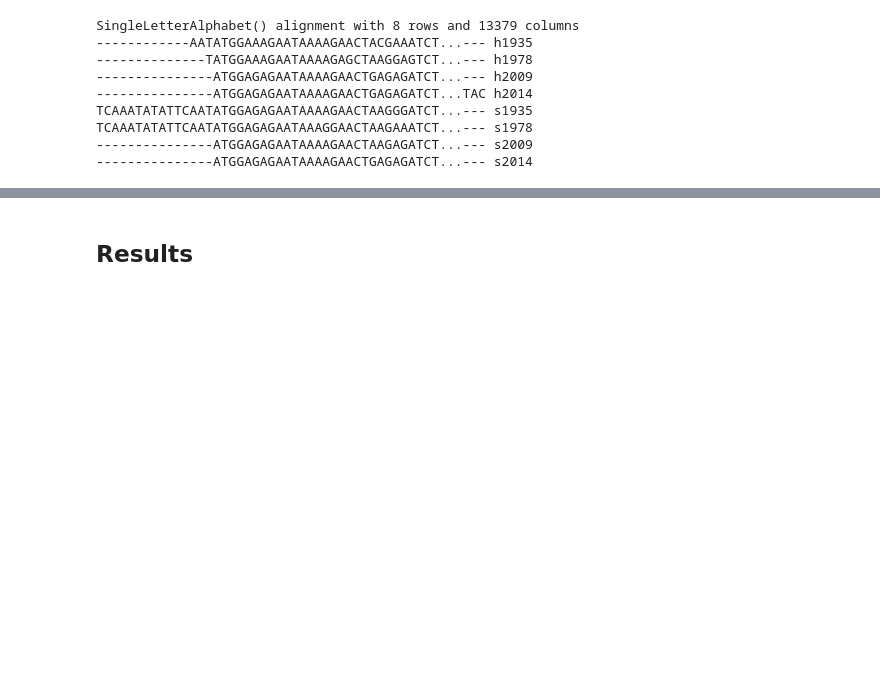
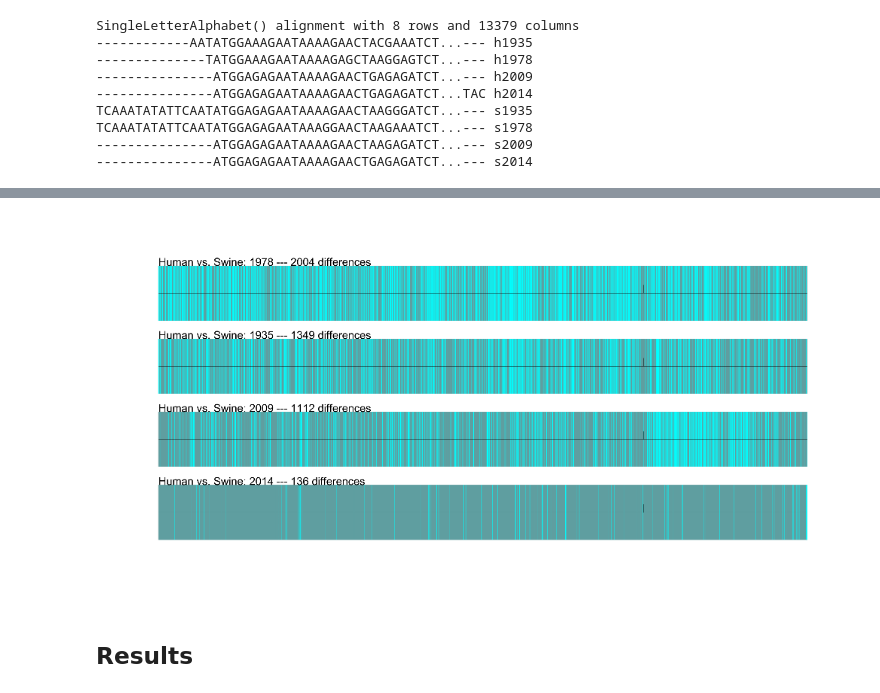
Before and after one commit to drcgw/IPython-Big-Data, a Jupyter notebook: Project-1-Sequencing/Master Notebook/Master notebook H1N1 project.ipynb, the cells around one changed output, grey strips where cells are left out. Saved outputs shown, nothing was run; the diff lists cells and outputs as text; code cells hidden in the pictures; blank space fills up the shorter version.

Commit message:
Added functions for making track diagrams to Master Notebook.

```diff
--- a/Project-1-Sequencing/Master Notebook/Master notebook H1N1 project.ipynb
+++ b/Project-1-Sequencing/Master Notebook/Master notebook H1N1 project.ipynb
@@ -101,3 +258,16 @@ for i in range(len(years)):
+# %%
+diffs = {}
+diffs['1935'] = get_diff_locations(all_aln[0].seq,all_aln[4].seq)
+diffs['1978'] = get_diff_locations(all_aln[1].seq,all_aln[5].seq)
+diffs['2009'] = get_diff_locations(all_aln[2].seq,all_aln[6].seq)
+diffs['2014'] = get_diff_locations(all_aln[3].seq,all_aln[7].seq)
+
+diagram, tracks, feature_set = compare_strains_by_host(diffs)
+add_features_host_compare(feature_set)
+feature_set
+plot_tracks(diagram, 'host_compare.png')
+# %% [output]
+[figure, added]
 # %%
 #Baseline solid green tracks for reference sequences (1935)
 h_feature_set['h1935'].add_feature(SeqFeature(FeatureLocation(0,13378)),
```
Also changed, not shown: parts of 1 cell of this notebook.
